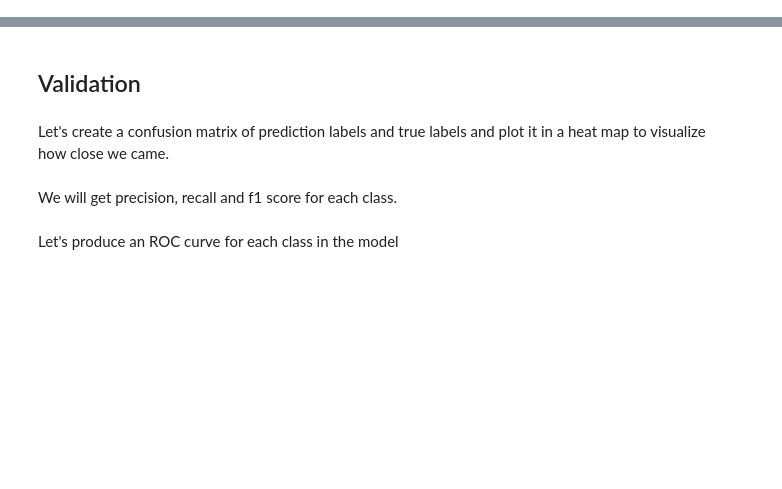
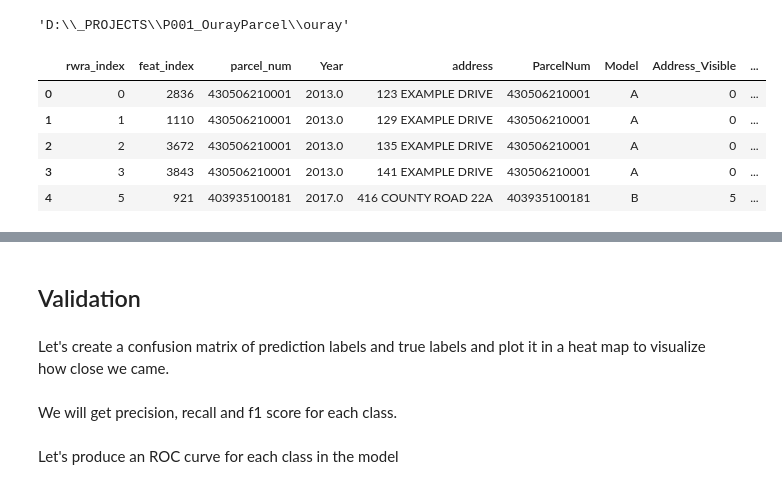
Before and after one commit to bryceayoung/ouray, a Jupyter notebook: workflows/analysis/risk_pred.ipynb, the cells around one changed output, grey strips where cells are left out. Drawn from its saved outputs; the diff is of its cells as text; code cells hidden in the pictures; blank space fills up the shorter version.

```diff
--- a/workflows/analysis/risk_pred.ipynb
+++ b/workflows/analysis/risk_pred.ipynb
@@ -32,0 +23,40 @@ print(classification_report(y_test, y_pred))
+# %%
+# setup environment
+import os
+### Directory ###
+# Repository
+os.chdir(r'D:/_PROJECTS/P001_OurayParcel/ouray')
+# Root workspace
+ws = r'D:/_PROJECTS/P001_OurayParcel'
+
+### Data paths ###
+# Folder where all the data inputs and outputs will live
+data = os.path.join(ws, 'data')
+# Scratch folder for intermediate files
+scratch = os.path.join(data, '_temp')
+# Any final outputs go here
+out = os.path.join(data, '_out')
+# Figures to export
+figs = os.path.join(out, 'figures')
+
+# correct working directory
+os.getcwd()
+# %% [output]
+'D:\\_PROJECTS\\P001_OurayParcel\\ouray'
+# %%
+import geopandas as gpd
+import pandas as pd
+
+# Read in data
+gdf = gpd.read_file(os.path.join(out, 'feat_risk_refact.gpkg'), layer='full')
+# Change geodataframe to regular dataframe by dropping geometry column
+df = gdf.drop(columns=['geometry'], axis=1)
+pd.set_option('display.max_columns', None)
+df.head()
+# %% [output]
+|  | rwra_index | feat_index | parcel_num | Year | address | ParcelNum | Model | Address_Visible | ... |
+| 0 | 0 | 2836 | 430506210001 | 2013.0 | 123 EXAMPLE DRIVE | 430506210001 | A | 0 | ... |
+| 1 | 1 | 1110 | 430506210001 | 2013.0 | 129 EXAMPLE DRIVE | 430506210001 | A | 0 | ... |
+| 2 | 2 | 3672 | 430506210001 | 2013.0 | 135 EXAMPLE DRIVE | 430506210001 | A | 0 | ... |
+| 3 | 3 | 3843 | 430506210001 | 2013.0 | 141 EXAMPLE DRIVE | 430506210001 | A | 0 | ... |
+| 4 | 5 | 921 | 403935100181 | 2017.0 | 416 COUNTY ROAD 22A | 403935100181 | B | 5 | ... |
```
Also changed, not shown: parts of 14 cells of this notebook.
